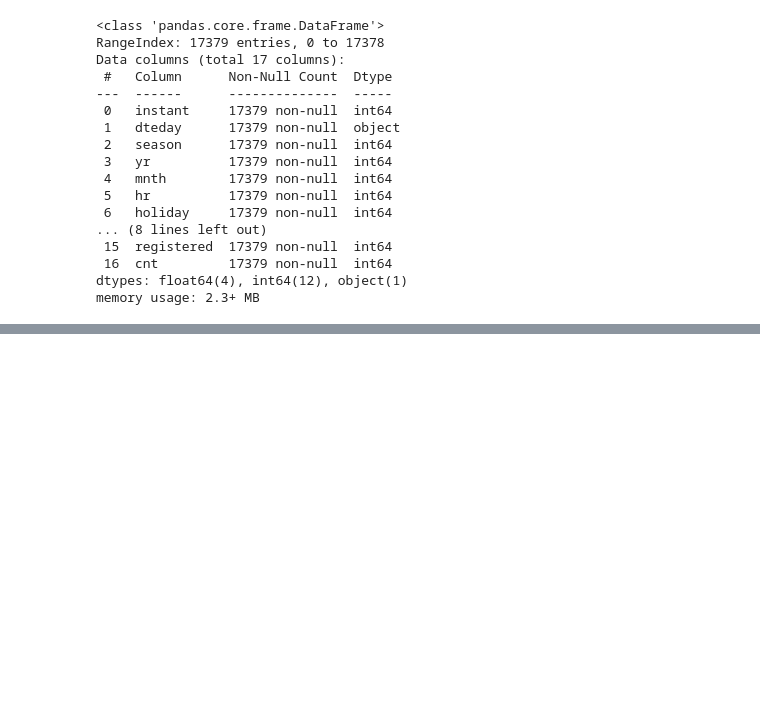
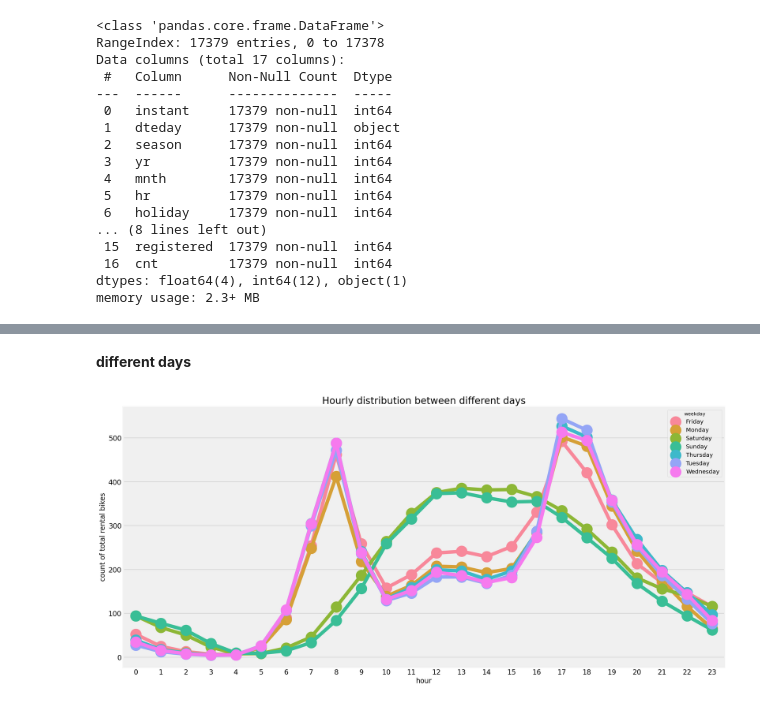
Before and after one commit to peiyiHong/Analyzing-Bike-Sharing-Trends, a Jupyter notebook: Analyzing Bike Sharing Trends.ipynb, the cells around one changed output, grey strips where cells are left out. Saved outputs shown, nothing was run; the diff lists cells and outputs as text; code cells hidden in the pictures; blank space fills up the shorter version.

```diff
--- a/Analyzing Bike Sharing Trends.ipynb
+++ b/Analyzing Bike Sharing Trends.ipynb
@@ -288,0 +190,14 @@ sns.boxplot(data=hour_df[["temp", "windspeed"]], orient="h");
+# %% [markdown]
+**different days**
+# %%
+# hourly distribution between different weekdays
+data_day = get_grouped_average(["hour", "weekday"])
+
+# plotting
+fig, ax = plt.subplots()
+sns.pointplot(data=data_day, x="hour",
+              y="total_count", hue="weekday", ax=ax)
+plt.ylabel("count of total rental bikes")
+plt.title("Hourly distribution between different days", size=20);
+# %% [output]
+[figure, added]
```
Also changed, not shown: parts of 68 cells of this notebook.
